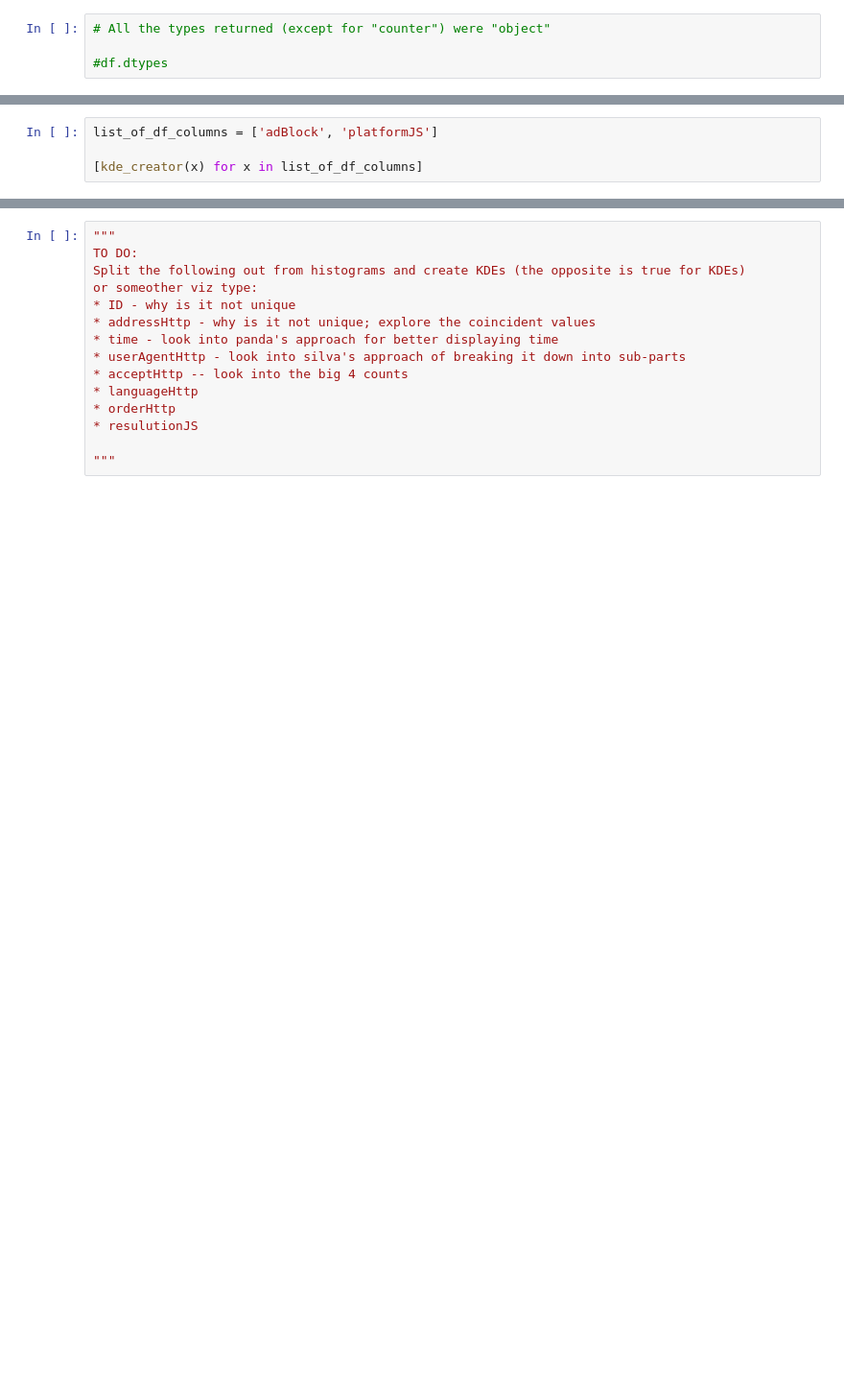
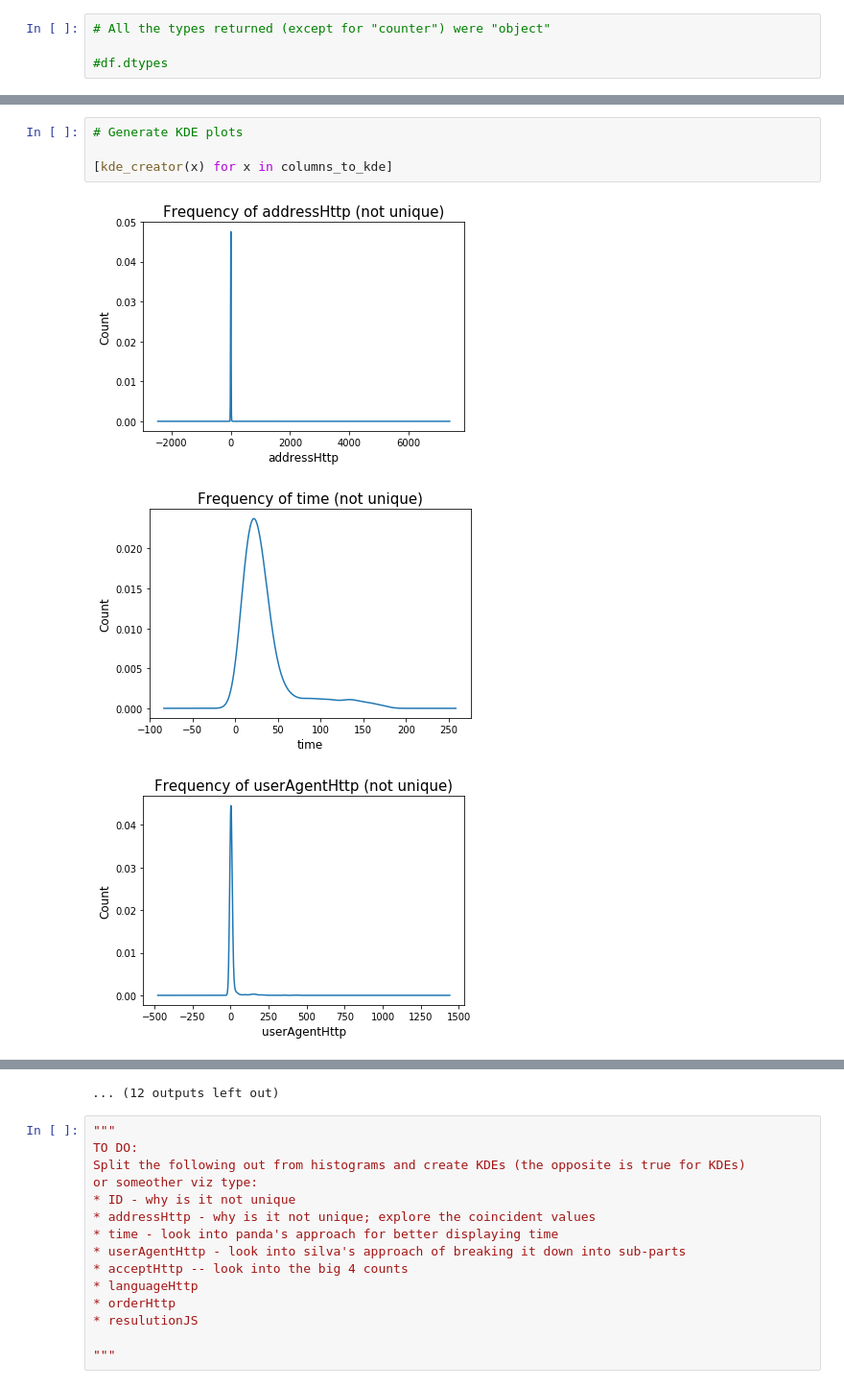
Before and after one commit to astarr8181/fp_bots, a Jupyter notebook: csv_prev.ipynb, the cells around one changed output, grey strips where cells are left out. Shown at 96% size. Drawn from its saved outputs; the diff is of its cells as text; blank space fills up the shorter version.

```diff
--- a/csv_prev.ipynb
+++ b/csv_prev.ipynb
@@ -113,4 +125,8 @@ columns_to_histogram = ['adBlock', 'hostHttp']
 # %%
-list_of_df_columns = ['adBlock', 'platformJS']
+# Generate KDE plots
 
-[kde_creator(x) for x in list_of_df_columns]
+[kde_creator(x) for x in columns_to_kde]
+# %% [output]
+[figure, added]
+[figure, added]
+[figure, added]
@@ -117,3 +142,4 @@ list_of_df_columns = ['adBlock', 'platformJS']
+... (12 outputs left out)
 # %%
 """
 TO DO:
```
Also changed, not shown: parts of 6 cells of this notebook.
